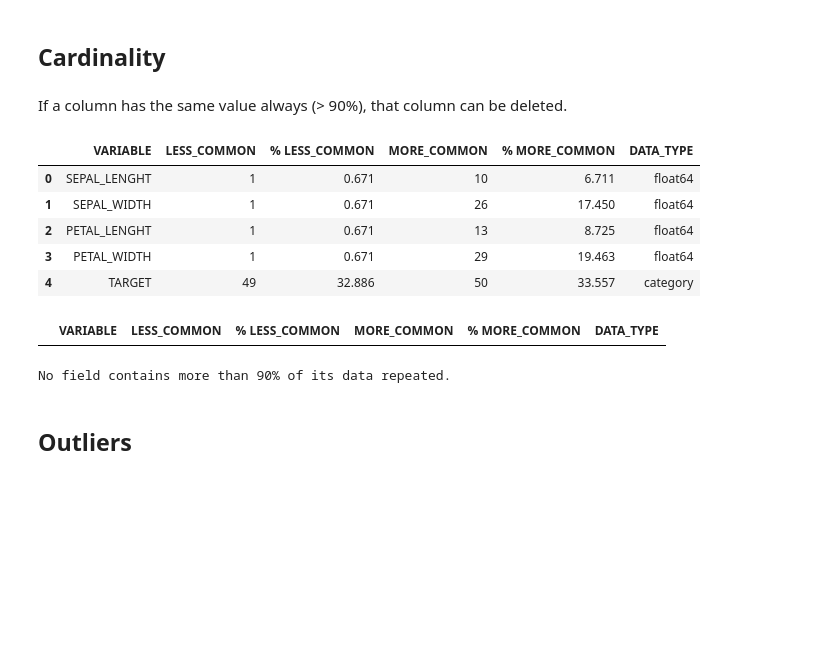
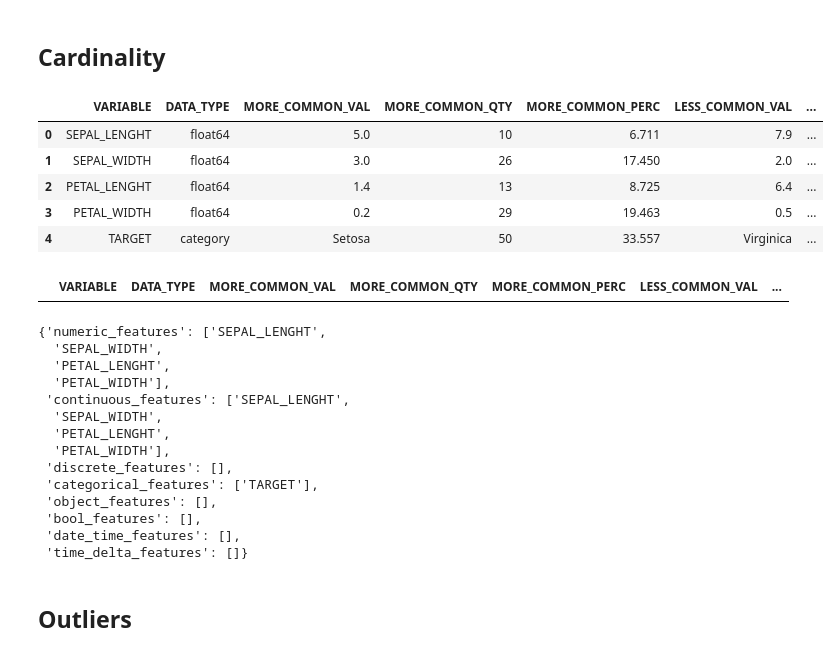
Before and after one commit to kike1985/Machine-Learning, a Jupyter notebook: Notebooks/0201_Classification_Iris.ipynb, the cells around one changed output. Cells and saved outputs as stored; diff of their text form; code cells hidden in the pictures; blank space fills up the shorter version.

```diff
--- a/Notebooks/0201_Classification_Iris.ipynb
+++ b/Notebooks/0201_Classification_Iris.ipynb
@@ -680,54 +670,68 @@ Removed PETAL_LENGHT with VIF=61.49110307320066.
 149 rows × 3 columns
 # %% [markdown]
 ## Cardinality
-# %% [markdown]
-If a column has the same value always (> 90%), that column can be deleted.
 # %%
 n_records = len(df)
 
 
 def duplicate_column_values(df):
-    resume = pd.DataFrame(columns=['VARIABLE', 'LESS_COMMON', '% LESS_COMMON',
-                                   'MORE_COMMON', '% MORE_COMMON', 'DATA_TYPE'])
+    resume = pd.DataFrame(columns=['VARIABLE', 'DATA_TYPE',
+                                   'MORE_COMMON_VAL', 'MORE_COMMON_QTY', 'MORE_COMMON_PERC',
+                                   'LESS_COMMON_VAL', 'LESS_COMMON_QTY', 'LESS_COMMON_PERC'])
 
     for columna in df:
-        n_per_value = df[columna].value_counts()
-        more_common = n_per_value.iloc[0]
-        less_common = n_per_value.iloc[-1]
+        n_per_value = df[columna].value_counts(dropna=False)
+        more_common_qty = n_per_value.iloc[0]
+        less_common_qty = n_per_value.iloc[-1]
 
         new_df = pd.DataFrame(data={'VARIABLE': [columna],
-                                    'LESS_COMMON': [less_common],
-                                    '% LESS_COMMON': [round(less_common * 100 / (1.0 * n_records), 3)],
-                                    'MORE_COMMON': [more_common],
-                                    '% MORE_COMMON': [round(more_common * 100 / (1.0 * n_records), 3)],
-                                    'DATA_TYPE': [df[columna].dtype]})
+                                    'DATA_TYPE': [df[columna].dtype],
+                                    'MORE_COMMON_VAL': [n_per_value.index[0]],
+                                    'MORE_COMMON_QTY': [more_common_qty],
+                                    'MORE_COMMON_PERC': [round(more_common_qty * 100 / (1.0 * n_records), 3)],
+                                    'LESS_COMMON_VAL': [n_per_value.index[-1]],
+                                    'LESS_COMMON_QTY': [less_common_qty],
+                                    'LESS_COMMON_PERC': [round(less_common_qty * 100 / (1.0 * n_records), 3)]})
 
         resume = pd.concat([resume, new_df], ignore_index=True)
 
     return resume
 
 
 resume = duplicate_column_values(df)
 resume
 # %% [output]
-|  | VARIABLE | LESS_COMMON | % LESS_COMMON | MORE_COMMON | % MORE_COMMON | DATA_TYPE |
-| 0 | SEPAL_LENGHT | 1 | 0.671 | 10 | 6.711 | float64 |
-| 1 | SEPAL_WIDTH | 1 | 0.671 | 26 | 17.450 | float64 |
-| 2 | PETAL_LENGHT | 1 | 0.671 | 13 | 8.725 | float64 |
-| 3 | PETAL_WIDTH | 1 | 0.671 | 29 | 19.463 | float64 |
-| 4 | TARGET | 49 | 32.886 | 50 | 33.557 | category |
+|  | VARIABLE | DATA_TYPE | MORE_COMMON_VAL | MORE_COMMON_QTY | MORE_COMMON_PERC | LESS_COMMON_VAL | ... |
+| 0 | SEPAL_LENGHT | float64 | 5.0 | 10 | 6.711 | 7.9 | ... |
+| 1 | SEPAL_WIDTH | float64 | 3.0 | 26 | 17.450 | 2.0 | ... |
+| 2 | PETAL_LENGHT | float64 | 1.4 | 13 | 8.725 | 6.4 | ... |
+| 3 | PETAL_WIDTH | float64 | 0.2 | 29 | 19.463 | 0.5 | ... |
+| 4 | TARGET | category | Setosa | 50 | 33.557 | Virginica | ... |
 # %%
-resume = resume.loc[resume['% MORE_COMMON'] > 90.]
-resume
+resume.loc[(resume.MORE_COMMON_PERC > 90.) |
+           ((resume.MORE_COMMON_PERC > 25.) & (resume.MORE_COMMON_VAL.isna()))]
 # %% [output]
-|  | VARIABLE | LESS_COMMON | % LESS_COMMON | MORE_COMMON | % MORE_COMMON | DATA_TYPE |
+|  | VARIABLE | DATA_TYPE | MORE_COMMON_VAL | MORE_COMMON_QTY | MORE_COMMON_PERC | LESS_COMMON_VAL | ... |
-# %%
-if resume.loc[resume['% MORE_COMMON'] > 90.].size == 0:
-    print('No field contains more than 90% of its data repeated.')
-else:
-    print('Some fields contain more than 90% of their data repeated. They must be removed.')
-# %% [output]
-No field contains more than 90% of its data repeated.
+# %%
+df.drop(labels=[], axis=1, inplace=True)
+
+numeric_features, continuous_features, discrete_features, categorical_features, object_features, \
+    bool_features, date_time_features, time_delta_features = update_datatypes_columns()
+# %% [output]
+{'numeric_features': ['SEPAL_LENGHT',
+  'SEPAL_WIDTH',
+  'PETAL_LENGHT',
+  'PETAL_WIDTH'],
+ 'continuous_features': ['SEPAL_LENGHT',
+  'SEPAL_WIDTH',
+  'PETAL_LENGHT',
+  'PETAL_WIDTH'],
+ 'discrete_features': [],
+ 'categorical_features': ['TARGET'],
+ 'object_features': [],
+ 'bool_features': [],
+ 'date_time_features': [],
+ 'time_delta_features': []}
 # %% [markdown]
 ## Outliers
 # %%
```
Also changed, not shown: parts of 90 cells of this notebook, 9 other files.
